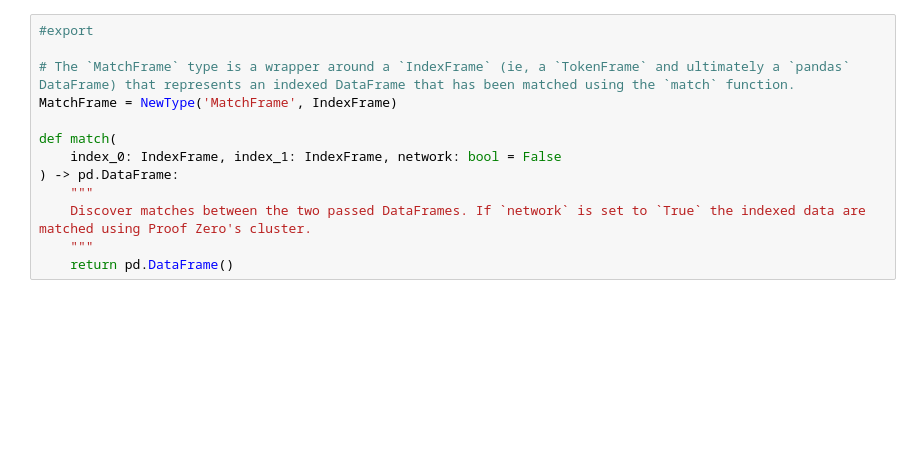
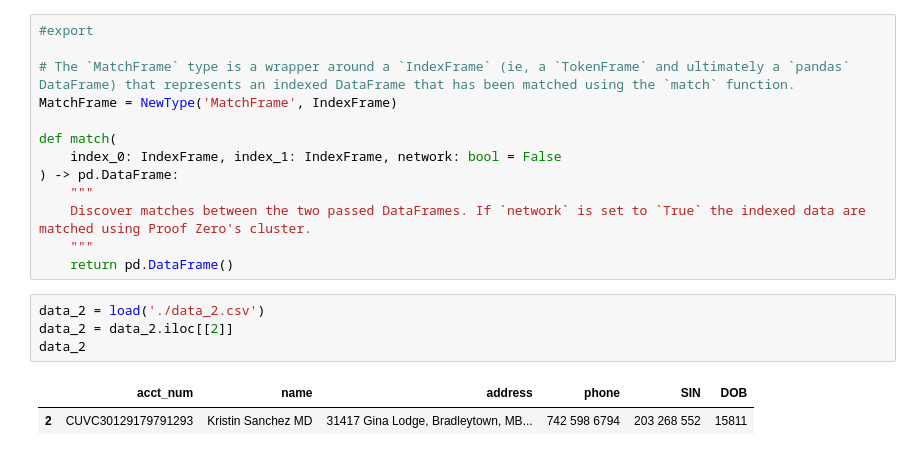
Before and after one commit to alfl/proofzero_sdk, a Jupyter notebook: core.ipynb, the cells around one changed output. Cells and saved outputs as stored; diff of their text form; blank space fills up the shorter version.

```diff
--- a/core.ipynb
+++ b/core.ipynb
@@ -137,3 +179,10 @@ def match(
     Discover matches between the two passed DataFrames. If `network` is set to `True` the indexed data are matched using Proof Zero's cluster.
     """
     return pd.DataFrame()
+# %%
+data_2 = load('./data_2.csv')
+data_2 = data_2.iloc[[2]]
+data_2
+# %% [output]
+|  | acct_num | name | address | phone | SIN | DOB |
+| 2 | CUVC30129179791293 | Kristin Sanchez MD | 31417 Gina Lodge, Bradleytown, MB... | 742 598 6794 | 203 268 552 | 15811 |
```
Also changed, not shown: parts of 15 cells of this notebook, 10 other files.
